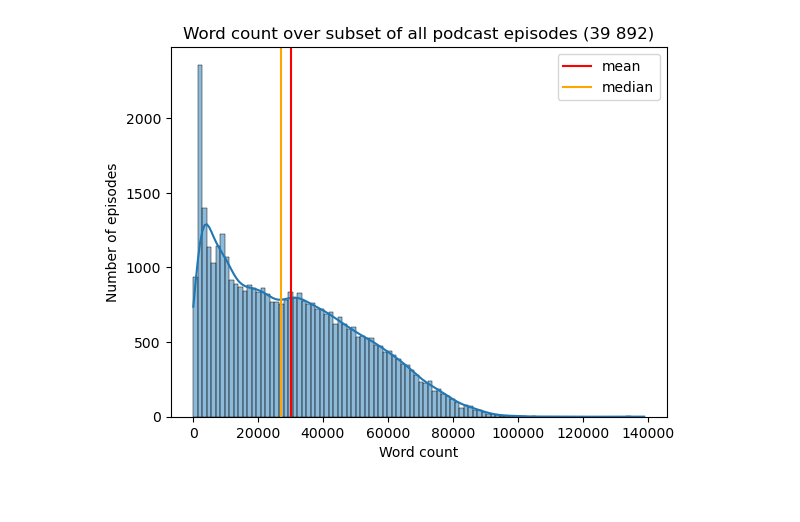
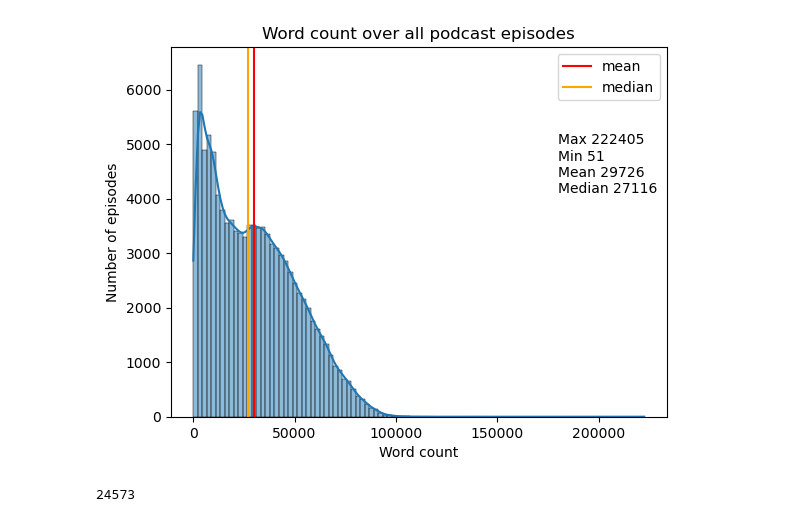
Before and after one commit to OskarMunck/Thesis, a Jupyter notebook: transcripts_EDA.ipynb, the cells around one changed output. Drawn from its saved outputs; the diff is of its cells as text; code cells hidden in the pictures.

```diff
--- a/transcripts_EDA.ipynb
+++ b/transcripts_EDA.ipynb
@@ -4,7 +4,7 @@ import numpy as np
 import matplotlib.pyplot as plt
 import seaborn as sns
 # %%
-t_data = pd.read_csv("transcripts_dataset.csv.gz", compression="gzip")
+t_data = pd.read_csv("transcripts_dataset_final.csv")
 print(t_data.shape)
 t_data.head()
 # %% [output]
@@ -24,11 +24,21 @@ avg. words: 30028.15
 # %%
 sns.histplot(t_data.word_count, bins = 100, kde = True)
 plt.axvline(np.mean(t_data.word_count), color = "r", label = "mean")
-plt.axvline(np.median(t_data.word_count), color = "orange", label = "median")
-plt.title("Word count over subset of all podcast episodes (39 892)")
+plt.axvline(np.median(t_data.word_count), color ="orange", label = "median")
+plt.text(180000, 5000, f"Max {max(t_data.word_count)}")
+plt.text(180000, 4700, f"Min {min(t_data.word_count)}")
+plt.text(180000, 4400, f"Mean {np.mean(t_data.word_count):.0f}")
+plt.text(180000, 4100, f"Median {np.median(t_data.word_count):.0f}")
+plt.title("Word count over all podcast episodes")
 plt.xlabel("Word count")
 plt.ylabel("Number of episodes")
 plt.legend()
 plt.show()
 # %% [output]
-[figure, old version]
+[figure, new version]
+# %%
+# Count label stats for below charts
+duration_10 = t_data.groupby(t_data.duration <=10)["duration"].count().values[1]
+word_count_10 = t_data.groupby(t_data.word_count <=10000)["word_count"].count().values[1]
+# %% [output]
+24573
```
Also changed, not shown: parts of 4 cells of this notebook, 1 other file.
